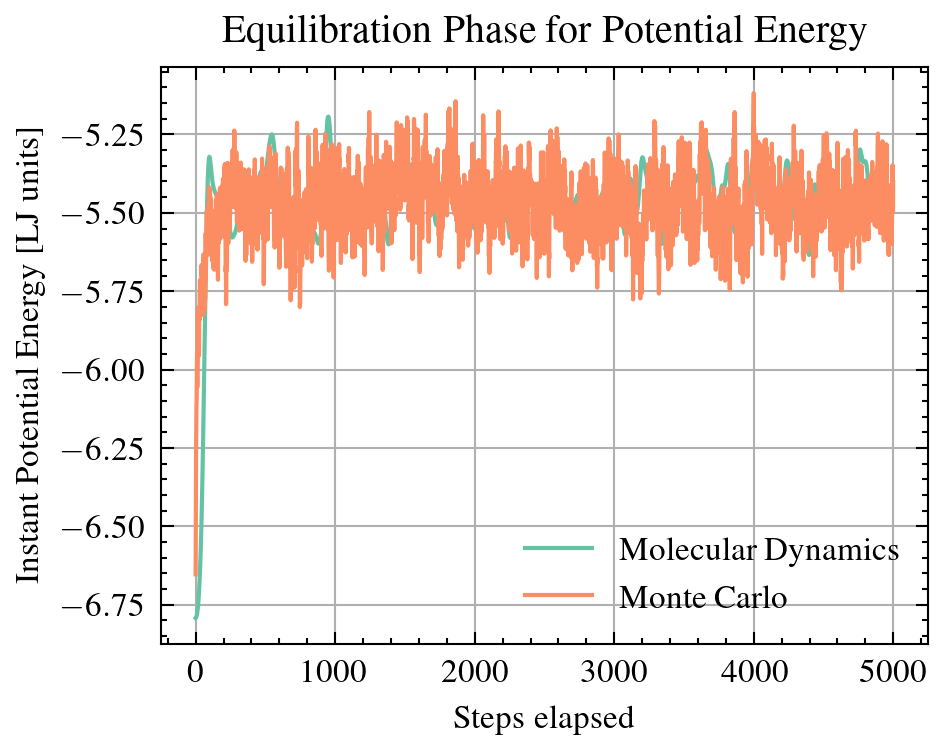
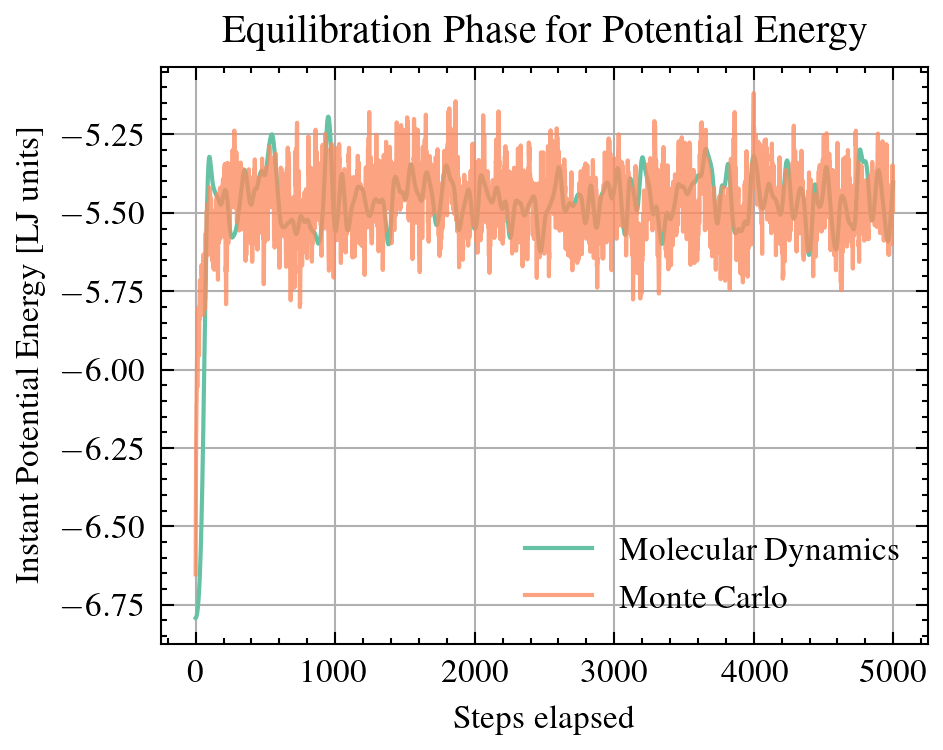
Code edit (unified diff) that turned the first committed figure into the second:
--- before
+++ after
@@ -6,5 +6,5 @@
 # Plot
 plt.plot(U_MD[:, 1], label="Molecular Dynamics")
-plt.plot(U_MC[:, 1], label="Monte Carlo")
+plt.plot(U_MC[:, 1], label="Monte Carlo", alpha=0.8)
 
 plt.title("Equilibration Phase for Potential Energy")

Commit: Updated Exercises 7